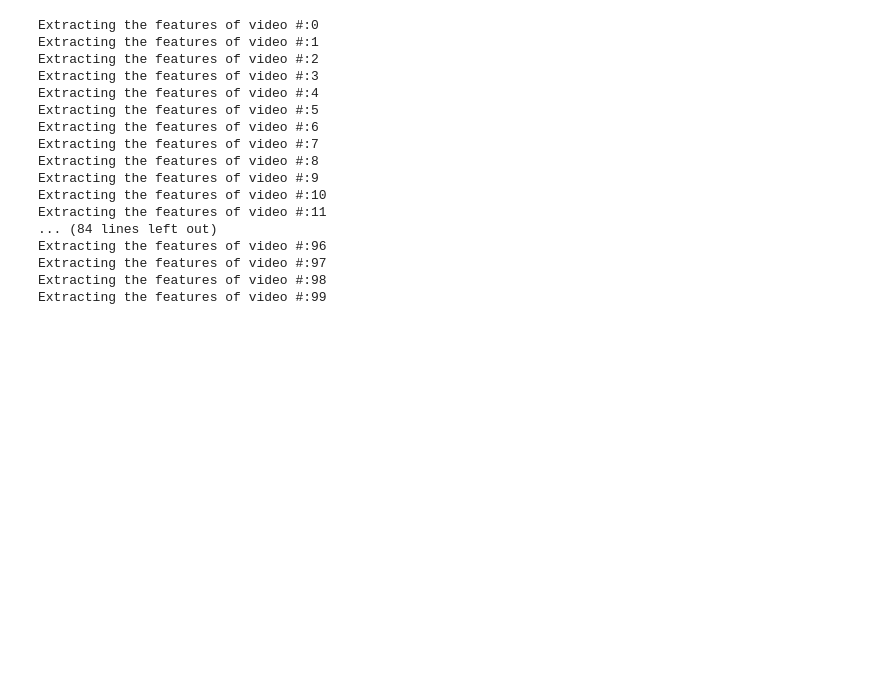
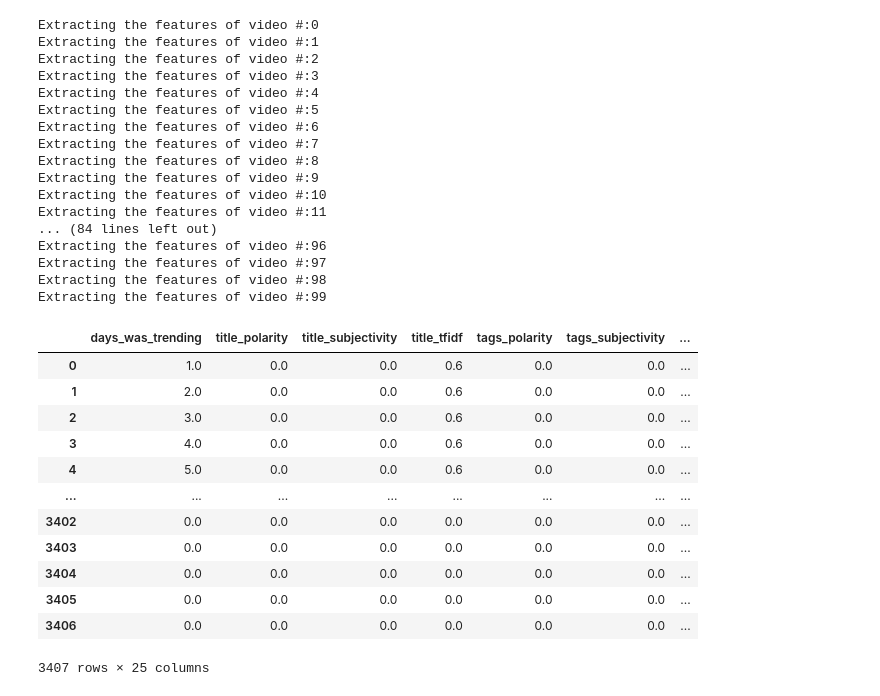
Before and after one commit to kobars/Assignment-05-W05-First-Machine-Learning-Project, a Jupyter notebook: Assignment_05_W05_First_Machine_Learning_Project.ipynb, the cells around one changed output. Cells and saved outputs as stored; diff of their text form; code cells hidden in the pictures; blank space fills up the shorter version.

```diff
--- a/Assignment_05_W05_First_Machine_Learning_Project.ipynb
+++ b/Assignment_05_W05_First_Machine_Learning_Project.ipynb
@@ -257,3 +257,19 @@ Extracting the features of video #:96
 Extracting the features of video #:97
 Extracting the features of video #:98
 Extracting the features of video #:99
+# %%
+df_features
+# %% [output]
+|  | days_was_trending | title_polarity | title_subjectivity | title_tfidf | tags_polarity | tags_subjectivity | ... |
+| 0 | 1.0 | 0.0 | 0.0 | 0.6 | 0.0 | 0.0 | ... |
+| 1 | 2.0 | 0.0 | 0.0 | 0.6 | 0.0 | 0.0 | ... |
+| 2 | 3.0 | 0.0 | 0.0 | 0.6 | 0.0 | 0.0 | ... |
+| 3 | 4.0 | 0.0 | 0.0 | 0.6 | 0.0 | 0.0 | ... |
+| 4 | 5.0 | 0.0 | 0.0 | 0.6 | 0.0 | 0.0 | ... |
+| ... | ... | ... | ... | ... | ... | ... | ... |
+| 3402 | 0.0 | 0.0 | 0.0 | 0.0 | 0.0 | 0.0 | ... |
+| 3403 | 0.0 | 0.0 | 0.0 | 0.0 | 0.0 | 0.0 | ... |
+| 3404 | 0.0 | 0.0 | 0.0 | 0.0 | 0.0 | 0.0 | ... |
+| 3405 | 0.0 | 0.0 | 0.0 | 0.0 | 0.0 | 0.0 | ... |
+| 3406 | 0.0 | 0.0 | 0.0 | 0.0 | 0.0 | 0.0 | ... |
+3407 rows × 25 columns
```
Also changed, not shown: parts of 5 cells of this notebook.
